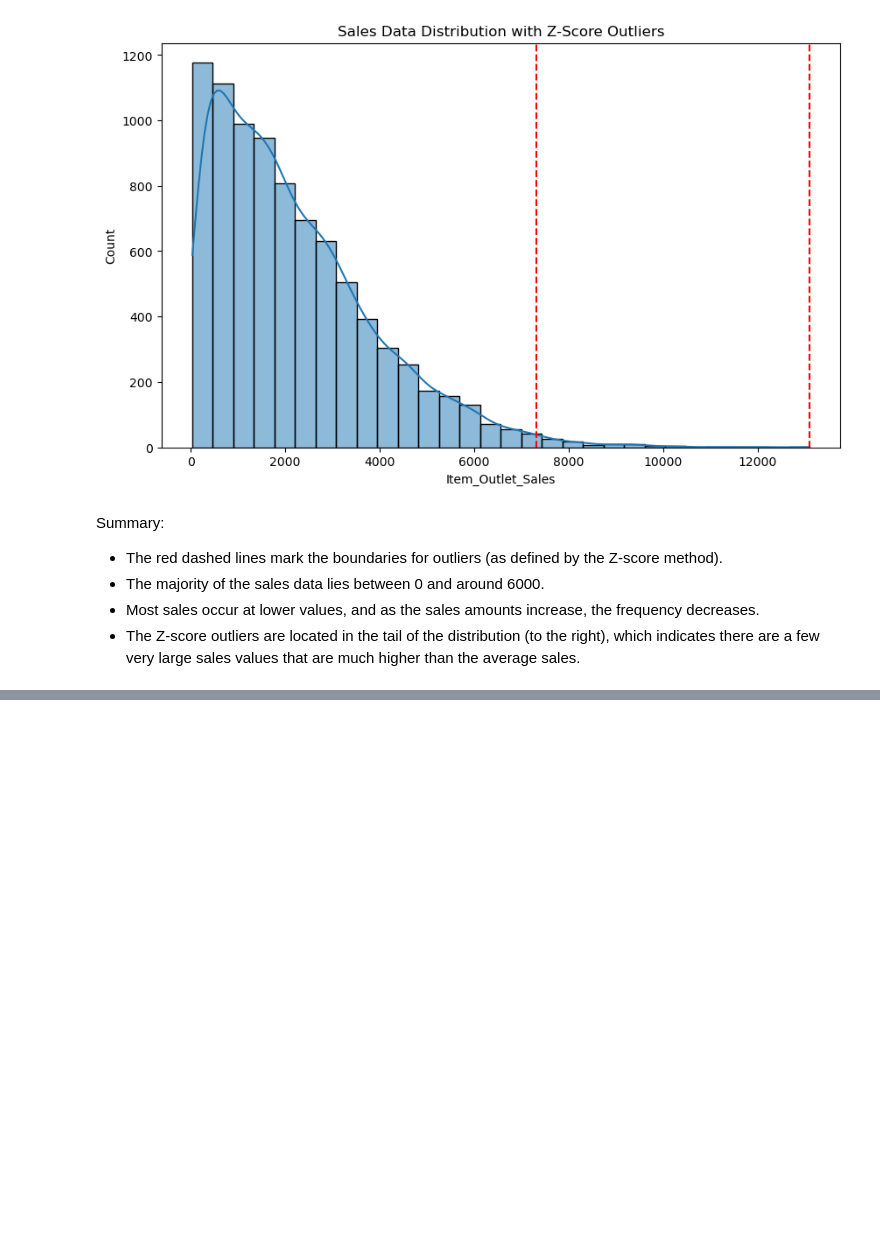
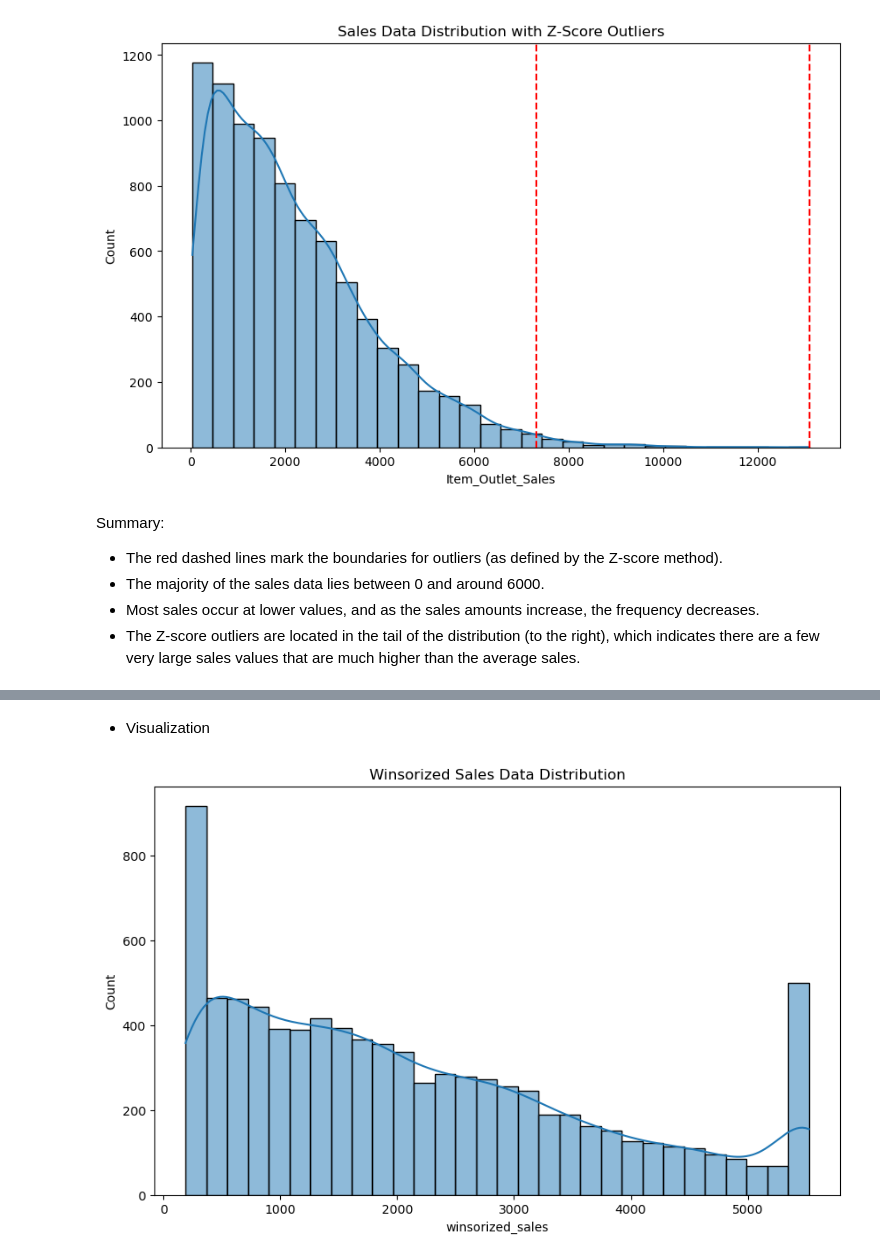
Before and after one commit to sumanshaw9/outliers-detection, a Jupyter notebook: outlier-detection.ipynb, the cells around one changed output, grey strips where cells are left out. Cells and saved outputs as stored; diff of their text form; code cells hidden in the pictures; blank space fills up the shorter version.

```diff
--- a/outlier-detection.ipynb
+++ b/outlier-detection.ipynb
@@ -201,0 +241,14 @@ Summary:
+# %%
+from scipy.stats import mstats
+#winsorizing data to limit extreme values
+data['winsorized_sales'] = mstats.winsorize(data['Item_Outlet_Sales'], limits=[0.05, 0.05])
+# %% [markdown]
+- Visualization
+# %%
+plt.figure(figsize=(10,6))
+sns.histplot(data['winsorized_sales'], kde=True, bins=30)
+plt.title('Winsorized Sales Data Distribution')
+plt.savefig('image/winsorization.png')
+plt.show()
+# %% [output]
+[figure, added]
```
Also changed, not shown: parts of 12 cells of this notebook, 3 other files.
